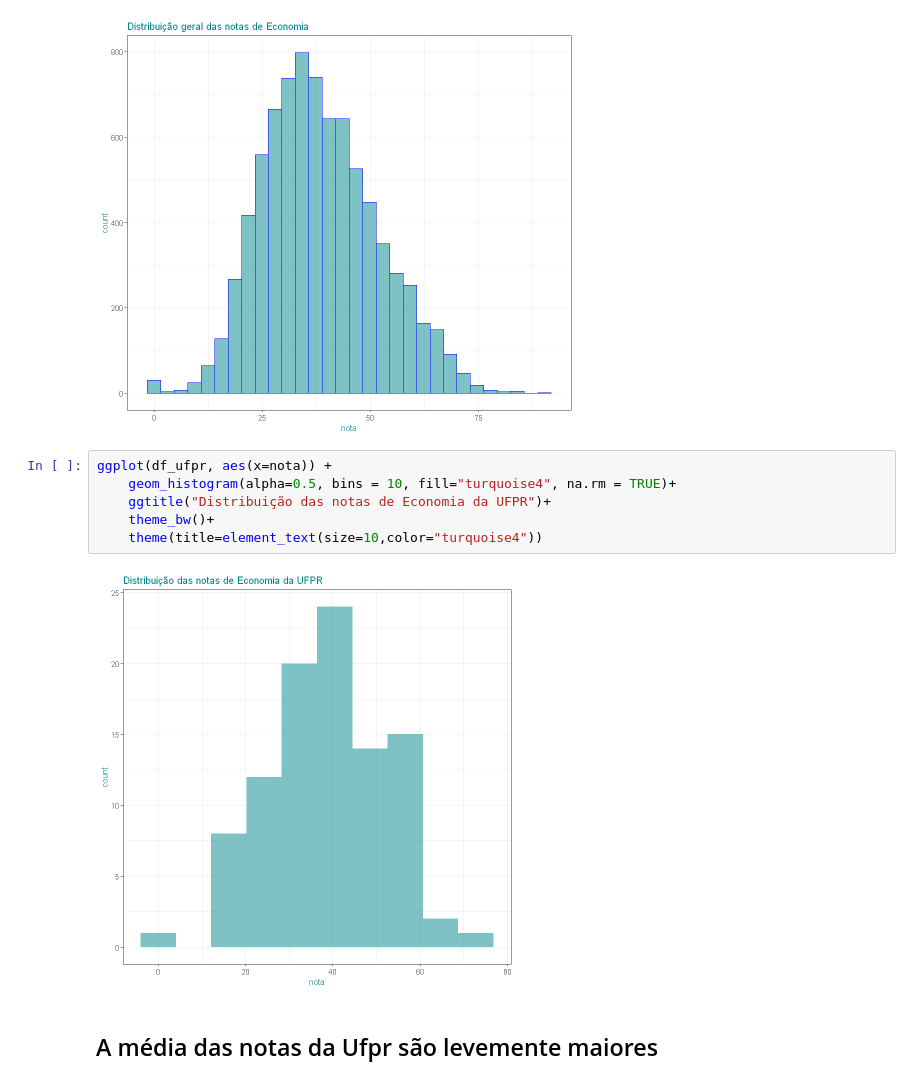
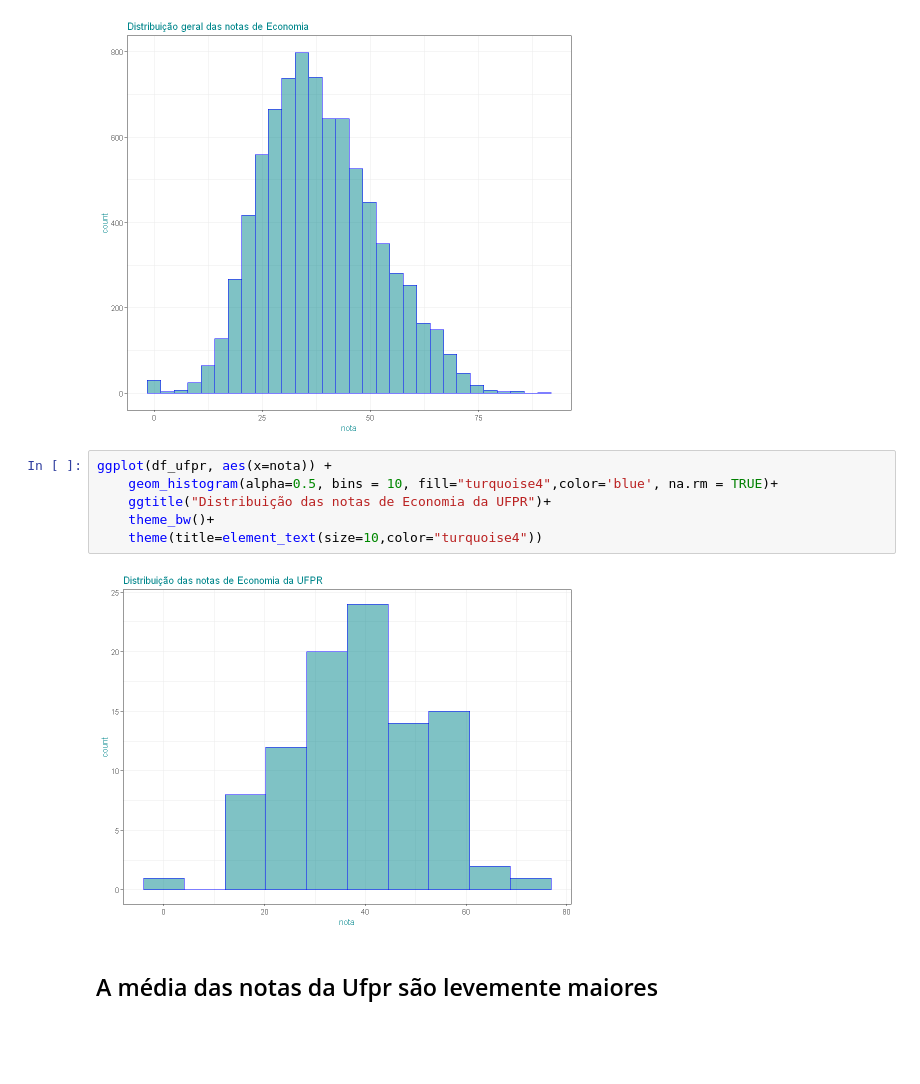
Before and after one commit to emariot/econometria, a Jupyter notebook: funcao_desempenho_educacao_superior_ufpr.ipynb, the cells around one changed output. Saved outputs shown, nothing was run; the diff lists cells and outputs as text; blank space fills up the shorter version.

```diff
--- a/funcao_desempenho_educacao_superior_ufpr.ipynb
+++ b/funcao_desempenho_educacao_superior_ufpr.ipynb
@@ -133,12 +134,12 @@ ggplot(df_1, aes(x=nota)) +
 [figure]
 # %%
 ggplot(df_ufpr, aes(x=nota)) +
-    geom_histogram(alpha=0.5, bins = 10, fill="turquoise4", na.rm = TRUE)+
+    geom_histogram(alpha=0.5, bins = 10, fill="turquoise4",color='blue', na.rm = TRUE)+
     ggtitle("Distribuição das notas de Economia da UFPR")+
     theme_bw()+
     theme(title=element_text(size=10,color="turquoise4"))
 # %% [output]
-[figure, old version]
+[figure, new version]
 # %% [markdown]
 ## A média das notas da Ufpr são levemente maiores
 # %%
```
Also changed, not shown: parts of 11 cells of this notebook.
